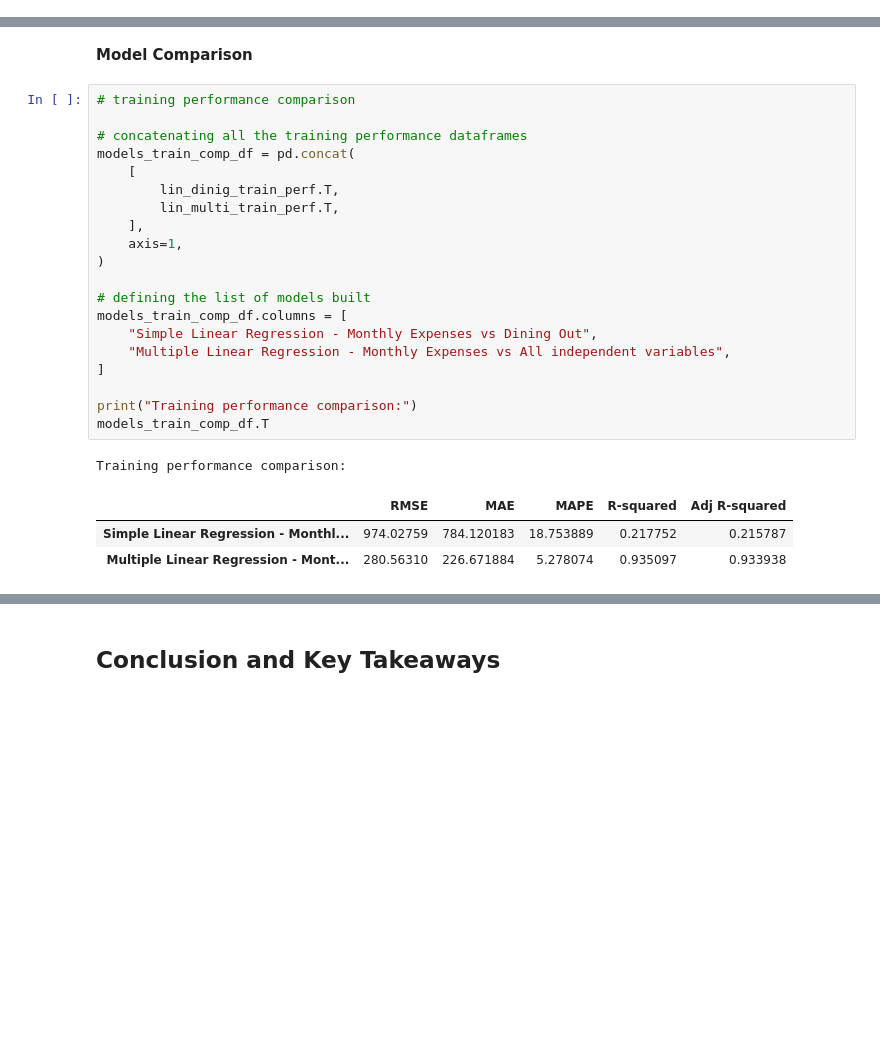
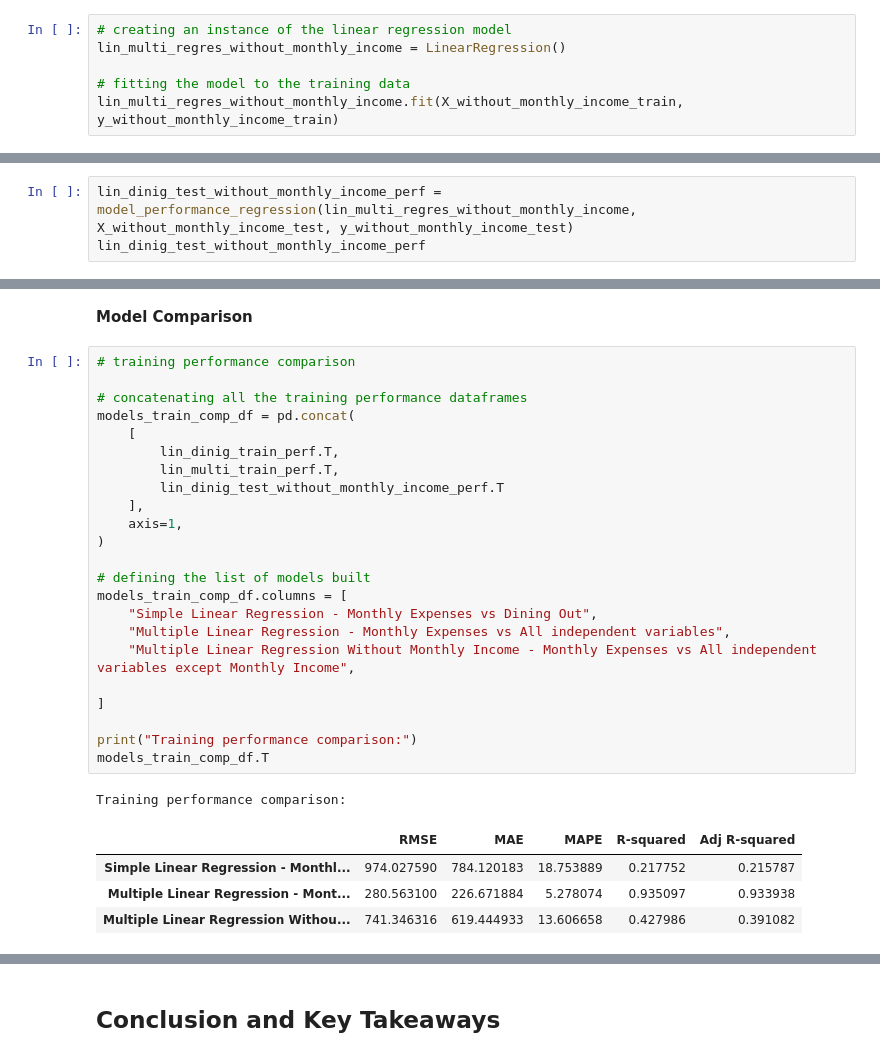
Before and after one commit to mkgraiitr/machineLearning, a Jupyter notebook: MonthlyExpenses_Multiple_Linear_Regression.ipynb, the cells around one changed output, grey strips where cells are left out. Drawn from its saved outputs; the diff is of its cells as text; blank space fills up the shorter version.

Commit message:
Added test model
Added test regression model that will use all other independent variable except for monthly income variable.

```diff
--- a/MonthlyExpenses_Multiple_Linear_Regression.ipynb
+++ b/MonthlyExpenses_Multiple_Linear_Regression.ipynb
@@ -489,0 +509,6 @@ plt.show()
+# %%
+# creating an instance of the linear regression model
+lin_multi_regres_without_monthly_income = LinearRegression()
+
+# fitting the model to the training data
+lin_multi_regres_without_monthly_income.fit(X_without_monthly_income_train, y_without_monthly_income_train)
@@ -591,0 +648,3 @@ lin_dinig_test_perf
+# %%
+lin_dinig_test_without_monthly_income_perf = model_performance_regression(lin_multi_regres_without_monthly_income, X_without_monthly_income_test, y_without_monthly_income_test)
+lin_dinig_test_without_monthly_income_perf
@@ -610,28 +672,32 @@ lin_multi_test_perf
 # %%
 # training performance comparison
 
 # concatenating all the training performance dataframes
 models_train_comp_df = pd.concat(
     [
         lin_dinig_train_perf.T,
         lin_multi_train_perf.T,
+        lin_dinig_test_without_monthly_income_perf.T
     ],
     axis=1,
 )
 
 # defining the list of models built
 models_train_comp_df.columns = [
     "Simple Linear Regression - Monthly Expenses vs Dining Out",
     "Multiple Linear Regression - Monthly Expenses vs All independent variables",
+    "Multiple Linear Regression Without Monthly Income - Monthly Expenses vs All independent variables except Monthly Income",
+
 ]
 
 print("Training performance comparison:")
 models_train_comp_df.T
 # %% [output]
 Training performance comparison:
 |  | RMSE | MAE | MAPE | R-squared | Adj R-squared |
-| Simple Linear Regression - Monthl... | 974.02759 | 784.120183 | 18.753889 | 0.217752 | 0.215787 |
-| Multiple Linear Regression - Mont... | 280.56310 | 226.671884 | 5.278074 | 0.935097 | 0.933938 |
+| Simple Linear Regression - Monthl... | 974.027590 | 784.120183 | 18.753889 | 0.217752 | 0.215787 |
+| Multiple Linear Regression - Mont... | 280.563100 | 226.671884 | 5.278074 | 0.935097 | 0.933938 |
+| Multiple Linear Regression Withou... | 741.346316 | 619.444933 | 13.606658 | 0.427986 | 0.391082 |
 # %%
 # Test performance comparison
 
```
Also changed, not shown: parts of 15 cells of this notebook.
